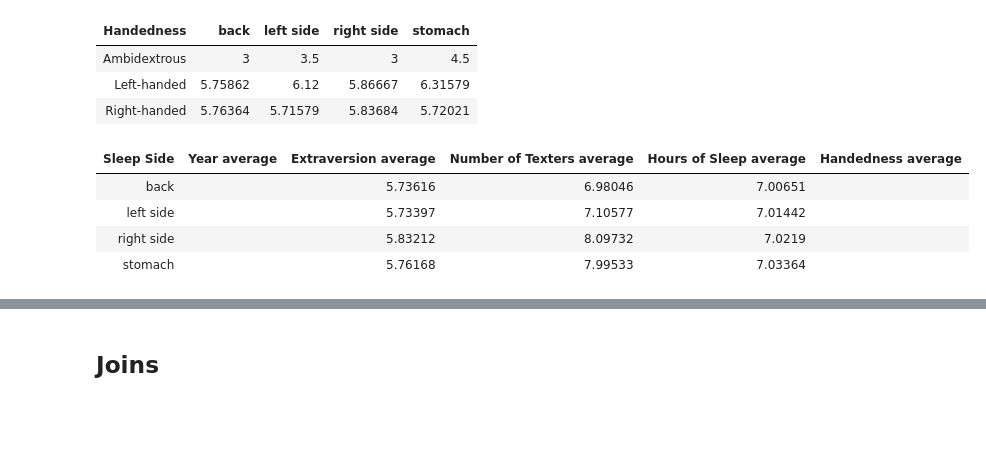
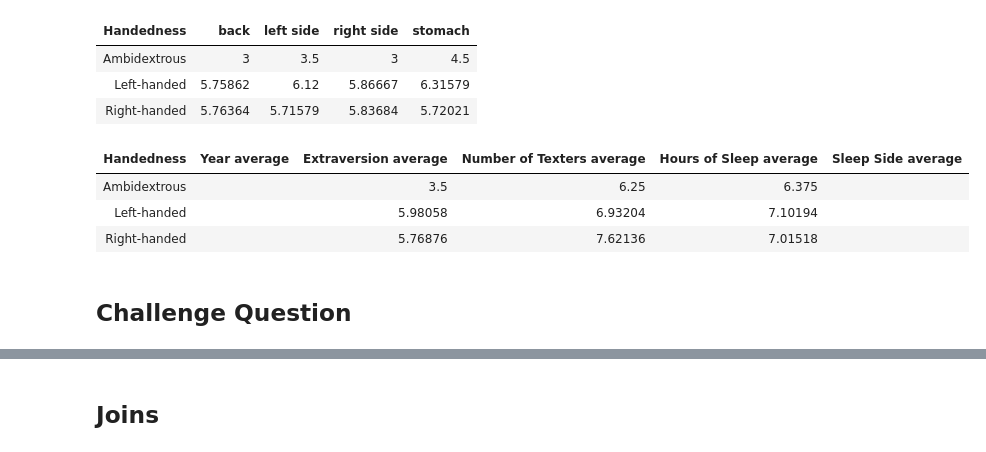
Before and after one commit to data-8/materials-fa19, a Jupyter notebook: materials/fa19/lec/lec11.ipynb, the cells around one changed output, grey strips where cells are left out. Cells and saved outputs as stored; diff of their text form; code cells hidden in the pictures; blank space fills up the shorter version.

```diff
--- a/materials/fa19/lec/lec11.ipynb
+++ b/materials/fa19/lec/lec11.ipynb
@@ -25,10 +44,11 @@ survey.pivot('Sleep Side', 'Handedness', values='Extraversion', collect=np.avera
 | Left-handed | 5.75862 | 6.12 | 5.86667 | 6.31579 |
 | Right-handed | 5.76364 | 5.71579 | 5.83684 | 5.72021 |
 # %%
-survey.group('Sleep Side', np.average)
+survey.group('Handedness', np.average)
 # %% [output]
-| Sleep Side | Year average | Extraversion average | Number of Texters average | Hours of Sleep average | Handedness average |
-| back |  | 5.73616 | 6.98046 | 7.00651 |  |
-| left side |  | 5.73397 | 7.10577 | 7.01442 |  |
-| right side |  | 5.83212 | 8.09732 | 7.0219 |  |
-| stomach |  | 5.76168 | 7.99533 | 7.03364 |  |
+| Handedness | Year average | Extraversion average | Number of Texters average | Hours of Sleep average | Sleep Side average |
+| Ambidextrous |  | 3.5 | 6.25 | 6.375 |  |
+| Left-handed |  | 5.98058 | 6.93204 | 7.10194 |  |
+| Right-handed |  | 5.76876 | 7.62136 | 7.01518 |  |
+# %% [markdown]
+## Challenge Question ##
```
Also changed, not shown: parts of 22 cells of this notebook, 1 other file.
